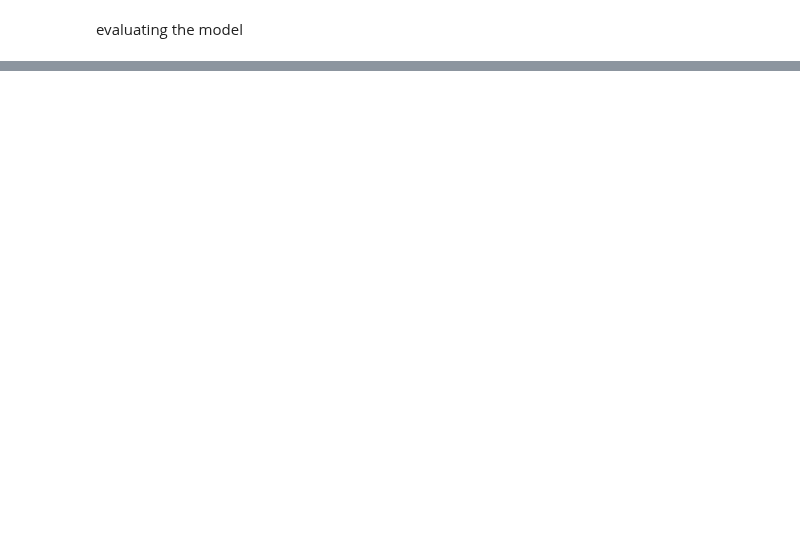
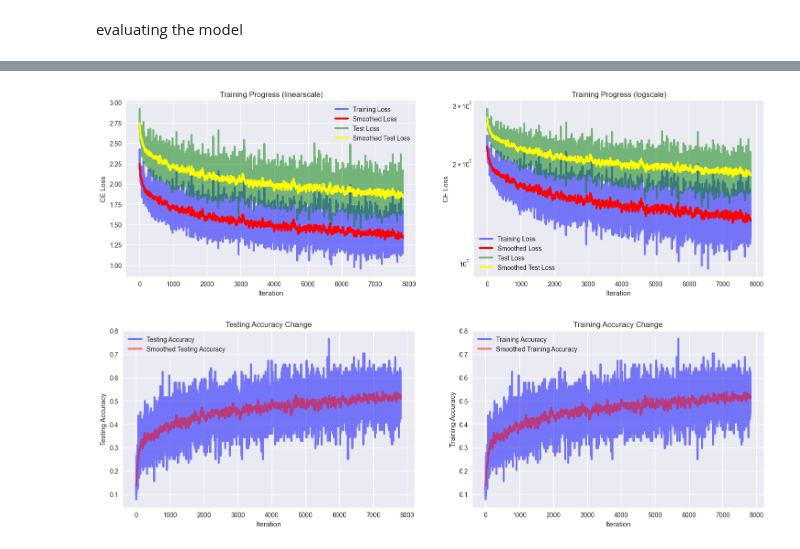
Before and after one commit to FreddieHorn/CudaVisionWS23, a Jupyter notebook: Assignment1/assignment_1.ipynb, the cells around one changed output, grey strips where cells are left out. Drawn from its saved outputs; the diff is of its cells as text; code cells hidden in the pictures; blank space fills up the shorter version.

```diff
--- a/Assignment1/assignment_1.ipynb
+++ b/Assignment1/assignment_1.ipynb
@@ -255,12 +287,19 @@ def smooth(f, K=5):
 # %%
-def plot_loss(loss_list = train_loss_list, tr_loss_list = test_loss_list):
+def plot_loss(loss_list = train_loss_list, t_loss_list = test_loss_list):
+    # Plot train and test loss
     plt.style.use('seaborn')
     fig, ax = plt.subplots(1,2)
     fig.set_size_inches(18,5)
 
     smooth_loss = smooth(loss_list, 31)
+    smooth_test_loss = smooth(test_loss_list, 31)
+
     ax[0].plot(loss_list, c="blue", label="Training Loss", linewidth=3, alpha=0.5)
     ax[0].plot(smooth_loss, c="red", label="Smoothed Loss", linewidth=3)
+    ax[0].plot(t_loss_list, c="green", label="Test Loss", linewidth=3, alpha=0.5)
+    ax[0].plot(smooth_test_loss, c="yellow", label="Smoothed Test Loss", linewidth=3)
+
+
     ax[0].legend(loc="best")
     ax[0].set_xlabel("Iteration")
     ax[0].set_ylabel("CE Loss")
@@ -268,6 +307,8 @@ def plot_loss(loss_list = train_loss_list, tr_loss_list = test_loss_list):
 
     ax[1].plot(loss_list, c="blue", label="Training Loss", linewidth=3, alpha=0.5)
     ax[1].plot(smooth_loss, c="red", label="Smoothed Loss", linewidth=3)
+    ax[1].plot(t_loss_list, c="green", label="Test Loss", linewidth=3, alpha=0.5)
+    ax[1].plot(smooth_test_loss, c="yellow", label="Smoothed Test Loss", linewidth=3)
     ax[1].legend(loc="best")
     ax[1].set_xlabel("Iteration")
     ax[1].set_ylabel("CE Loss")
@@ -275,3 +316,37 @@ def plot_loss(loss_list = train_loss_list, tr_loss_list = test_loss_list):
     ax[1].set_title("Training Progress (logscale)")
 
     plt.show()
+# %%
+def plot_accuracy(test_accuracy, train_accuracy):
+    fig, ax = plt.subplots(1,2)
+    fig.set_size_inches(18,5)
+
+    smooth_test_accuracy = smooth(test_accuracy, 31)
+    smooth_train_accuracy = smooth(train_accuracy, 31)
+
+    ax[0].plot(test_accuracy, c="blue", label="Testing Accuracy", linewidth=3, alpha=0.5)
+    ax[0].plot(smooth_test_accuracy, c="red", label="Smoothed Testing Accuracy", linewidth=3, alpha=0.5)
+
+
+
+    ax[0].legend(loc="best")
+    ax[0].set_xlabel("Iteration")
+    ax[0].set_ylabel("Testing Accuracy")
+    ax[0].set_title("Testing Accuracy Change")
+
+
+    ax[1].plot(train_accuracy, c="blue", label="Training Accuracy", linewidth=3, alpha=0.5)
+    ax[1].plot(smooth_train_accuracy, c="red", label="Smoothed Training Accuracy", linewidth=3, alpha=0.5)
+
+    ax[1].legend(loc="best")
+    ax[1].set_xlabel("Iteration")
+    ax[1].set_ylabel("Training Accuracy")
+    ax[1].set_title("Training Accuracy Change")
+
+    plt.show()
+# %%
+plot_loss()
+plot_accuracy(train_accuracy_list, train_accuracy_list)
+# %% [output]
+[figure, added]
+[figure, added]
```
Also changed, not shown: parts of 11 cells of this notebook.
